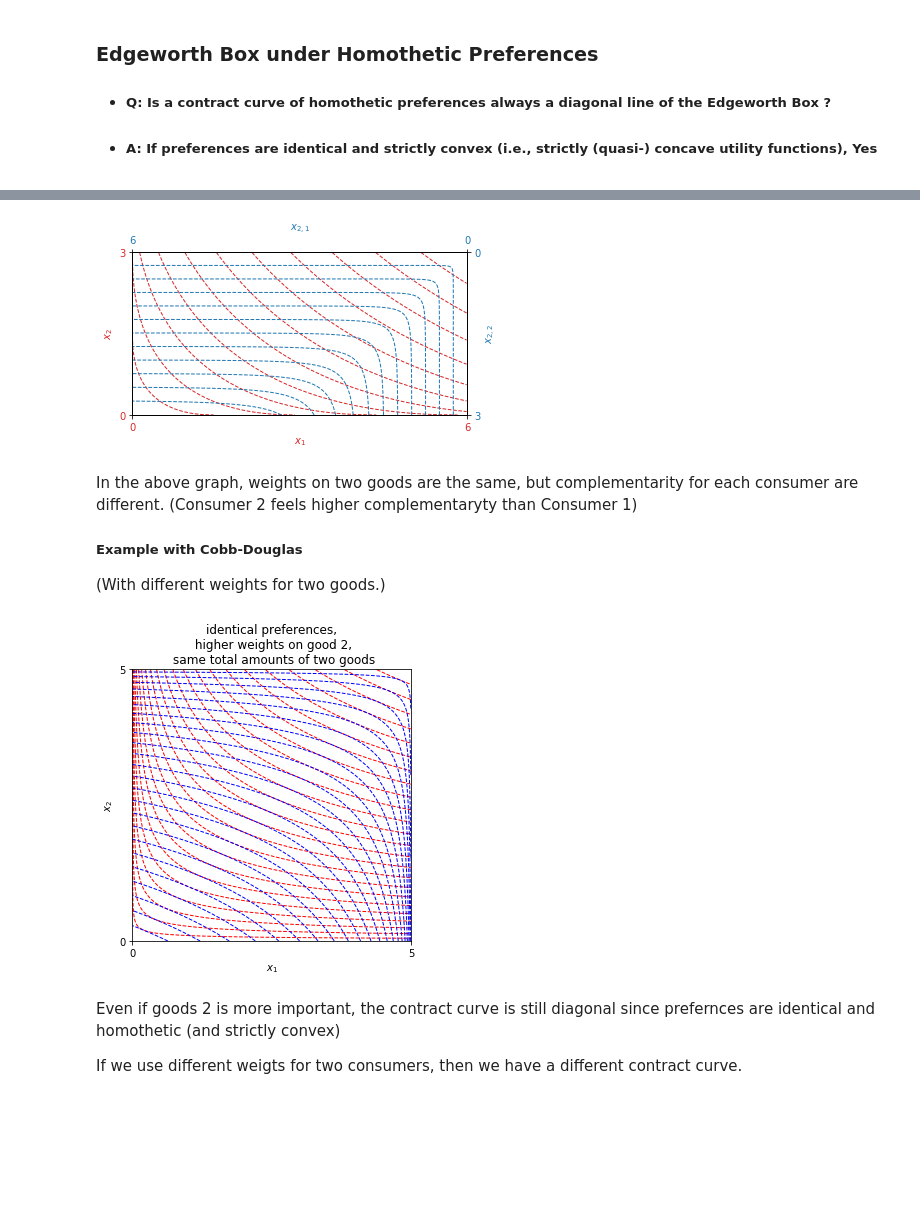
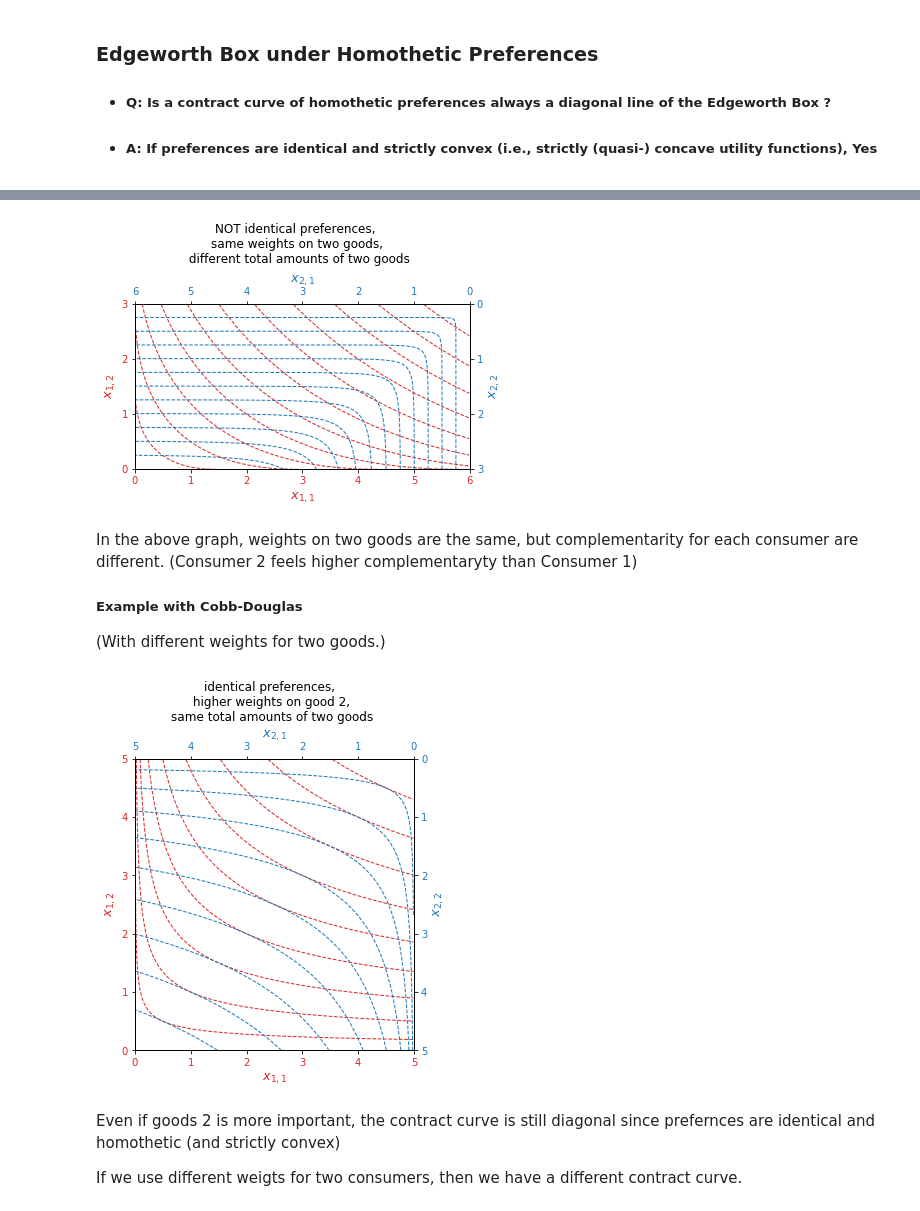
Before and after one commit to yyuta0001/Plotting_Intro_Micro_Econ, a Jupyter notebook: Edgeworth Box.ipynb, the cells around one changed output, grey strips where cells are left out. Drawn from its saved outputs; the diff is of its cells as text; code cells hidden in the pictures; blank space fills up the shorter version.

```diff
--- a/Edgeworth Box.ipynb
+++ b/Edgeworth Box.ipynb
@@ -66,45 +86,26 @@ plt.savefig('Edgeworth_identical.png')
 # %%
 l1 = 0.00000001
 u1 = 6
 u2 = 3
 x1 = np.arange(l1, u1, 0.01)
 x2 = np.arange(l1, u2, 0.01)
 X1, X2 = np.meshgrid(x1, x2)
 
-col1 = 'tab:red'
-col2 = 'tab:blue'
 dlt = 0.5
 dlt2 = -5
 V1 = CES(X1, X2, dlt)
 V2 = CES(u1-X1, u2-X2, dlt2)
-plt.figure(figsize=(u1,u2))
+
 x = np.arange(l1, u1, 0.5)
-plt.contour(X1, X2, V1,CES(x, (u2/u1)*x, dlt),  linewidths = 1, colors = col1, linestyles = 'dashed')
-plt.contour(X1, X2, V2,CES(x, (u2/u1)*x, dlt2),  linewidths = 1, colors = col2, linestyles = 'dashed')
-plt.xlim([0,u1])
-plt.ylim([0,u2])
-plt.xlabel('$x_1$', color = col1)
-plt.ylabel('$x_2$', color = col1)
-#ax.set_xticklabels([])
-plt.xticks([0, u1], color = col1)
-#ax.set_yticklabels([])
-plt.yticks([0, u2], color = col1)
+clev1 = CES(x, (u2/u1)*x, dlt)
+clev2 = CES(x, (u2/u1)*x, dlt2)
 
-ax1 = plt.gca()
-ax2 = plt.twinx(ax1)
-ax2.set_ylabel('$x_{2,2}$', color=col2)
-ax2.set_yticks([0, u2])
-ax2.set_yticklabels([u2,0], color=col2)
-# It's a bit hacky, but the following looks an easy way.
-ax3 = plt.twiny(ax1)
-ax3.set_xlabel('$x_{2,1}$', color=col2)
-ax3.set_xticks([0, u1])
-ax3.set_xticklabels([u1,0], color=col2)
+ttl = 'NOT identical preferences, \n same weights on two goods, \n different total amounts of two goods'
+fig = Edgeworth_box(u1, u2, V1, V2, clev1,clev2, ttl)
 
-#plt.title('NOT identical preferences,\n same weights on two goods,\n different total amounts of two goods')
 plt.savefig('Edgeworth_not_identical1.png')
 # %% [output]
-[figure, old version]
+[figure, new version]
 # %% [markdown]
 In the above graph, weights on two goods are the same, but complementarity for each consumer are different. (Consumer 2 feels higher complementaryty than Consumer 1)
 
@@ -118,26 +119,25 @@ x1 = np.arange(l1, u1, 0.01)
 x2 = np.arange(l1, u2, 0.01)
 X1, X2 = np.meshgrid(x1, x2)
 
+xtcks = np.arange(0, u1+1)
+ytcks = np.arange(0,u2+1)
+
+
 al = 0.3
 bet = 0.7
 V1 = Cobb_Douglas(X1, X2, al, bet)
 V2 = Cobb_Douglas(u1-X1, u2-X2, al, bet)
-plt.figure(figsize=(u1,u2))
-x = np.arange(l1, u1, 0.2)
-plt.contour(X1, X2, V1,Cobb_Douglas(x, (u2/u1)*x, al, bet),  linewidths = 1, colors = 'r', linestyles = 'dashed')
-plt.contour(X1, X2, V2,Cobb_Douglas(x, (u2/u1)*x, al, bet),  linewidths = 1, colors = 'b', linestyles = 'dashed')
-plt.xlim([0,u1])
-plt.ylim([0,u2])
-plt.xlabel('$x_1$')
-plt.ylabel('$x_2$')
-#ax.set_xticklabels([])
-plt.xticks([0, u1])
-#ax.set_yticklabels([])
-plt.yticks([0, u2])
-plt.title('identical preferences,\n higher weights on good 2,\n same total amounts of two goods')
+
+x = np.arange(l1, u1, 0.5)
+clev1 = Cobb_Douglas(x, (u2/u1)*x, al, bet)
+clev2 = Cobb_Douglas(x, (u2/u1)*x, al, bet)
+
+ttl = 'identical preferences,\n higher weights on good 2,\n same total amounts of two goods'
+fig = Edgeworth_box(u1, u2, V1, V2, clev1,clev2, ttl, top = 0.8)
+
 plt.savefig('Edgeworth_identical2.png')
 # %% [output]
-[figure, old version]
+[figure, new version]
 # %% [markdown]
 Even if goods 2 is more important, the contract curve is still diagonal since prefernces are identical and homothetic (and strictly convex)
 
```
Also changed, not shown: parts of 9 cells of this notebook.
